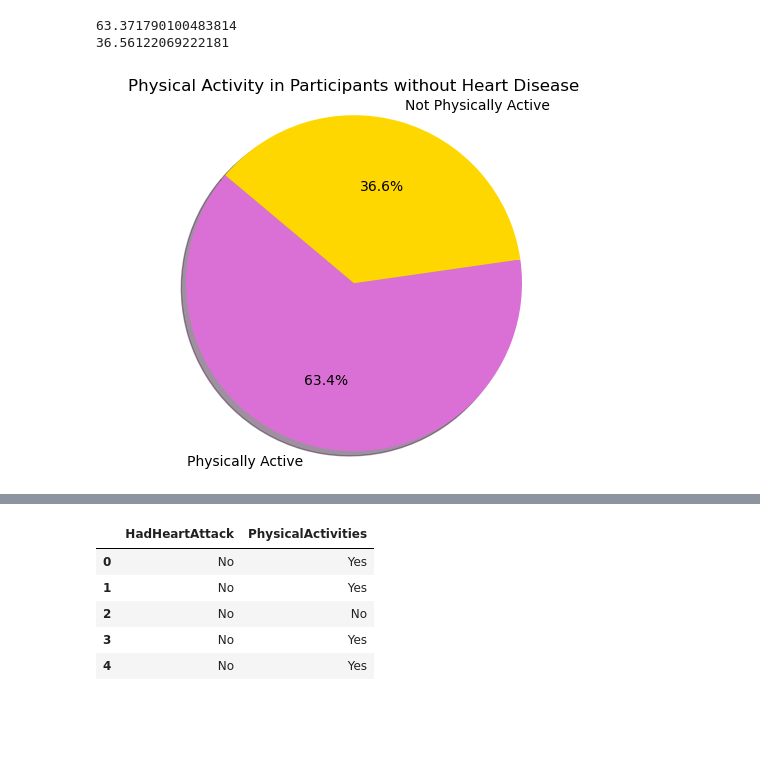
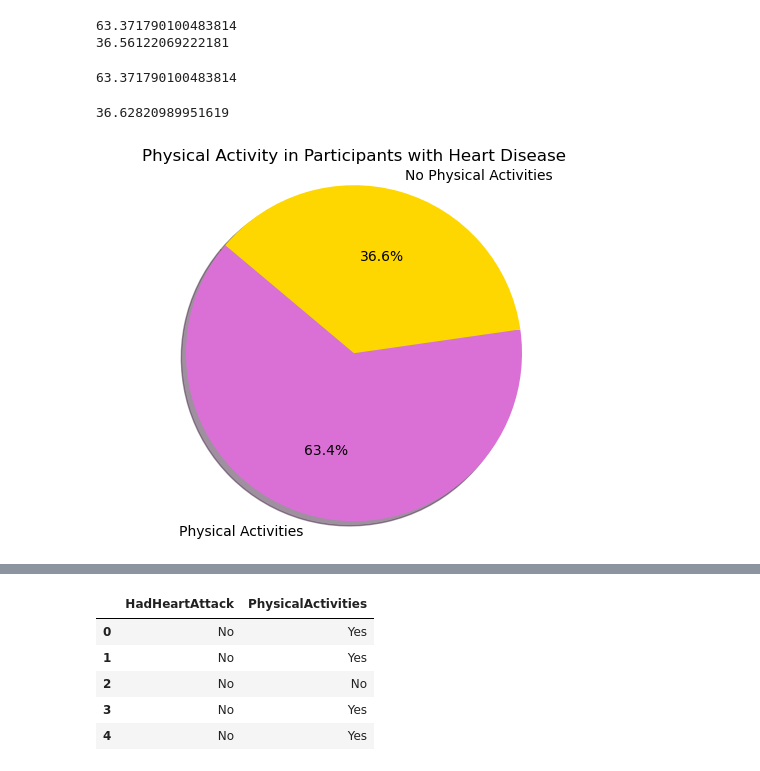
Before and after one commit to RickGrimesCodes/Project-1-GREEN-TEAM-, a Jupyter notebook: jupyterCode/KeyLifestyleIndicators.ipynb, the cells around one changed output, grey strips where cells are left out. Cells and saved outputs as stored; diff of their text form; code cells hidden in the pictures; blank space fills up the shorter version.

```diff
--- a/jupyterCode/KeyLifestyleIndicators.ipynb
+++ b/jupyterCode/KeyLifestyleIndicators.ipynb
@@ -271,18 +304,32 @@ print(posPApercentNo)
 # %% [output]
 63.371790100483814
 36.56122069222181
+# %%
+# percentage of 'physically active' responses from participants with heart disease
+activePosCount = positiveHD[(positiveHD["PhysicalActivities"] == 'Yes')].count()["HadHeartAttack"]
+activePosPercent = activePosCount / float(posRowCount) * 100
+activePosPercent
+# %% [output]
+63.371790100483814
+# %%
+# percentage of 'not physically active' responses from participants with heart disease
+notActivePosCount = positiveHD[(positiveHD["PhysicalActivities"] == 'No')].count()["HadHeartAttack"]
+notActivePosPercent = notActivePosCount / float(posRowCount) * 100
+notActivePosPercent
+# %% [output]
+36.62820989951619
 # %%
 # visualization of participants WITH heart disease and corresponding physical activity status
-labels = ["Physically Active", "Not Physically Active"]
+labels = ["Physical Activities", "No Physical Activities"]
 sizes = [8514, 4921]
 colors = ["orchid", "gold"]
 plt.pie(sizes, labels=labels, colors=colors,
         autopct="%1.1f%%", shadow=True, startangle=140)
 plt.axis("equal")
-plt.title("Physical Activity in Participants without Heart Disease")
+plt.title("Physical Activity in Participants with Heart Disease")
 plt.show()
 # %% [output]
-[figure, old version]
+[figure, new version]
 # %%
 # physical status of participants WITHOUT heart diease
 negativeHD.head()
```
Also changed, not shown: parts of 69 cells of this notebook.
